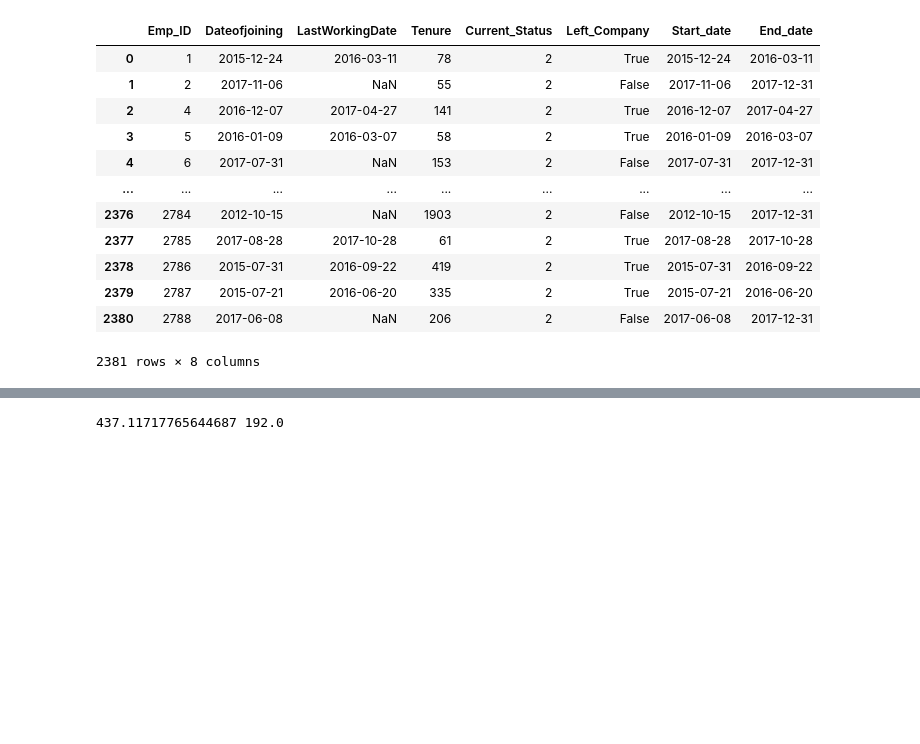
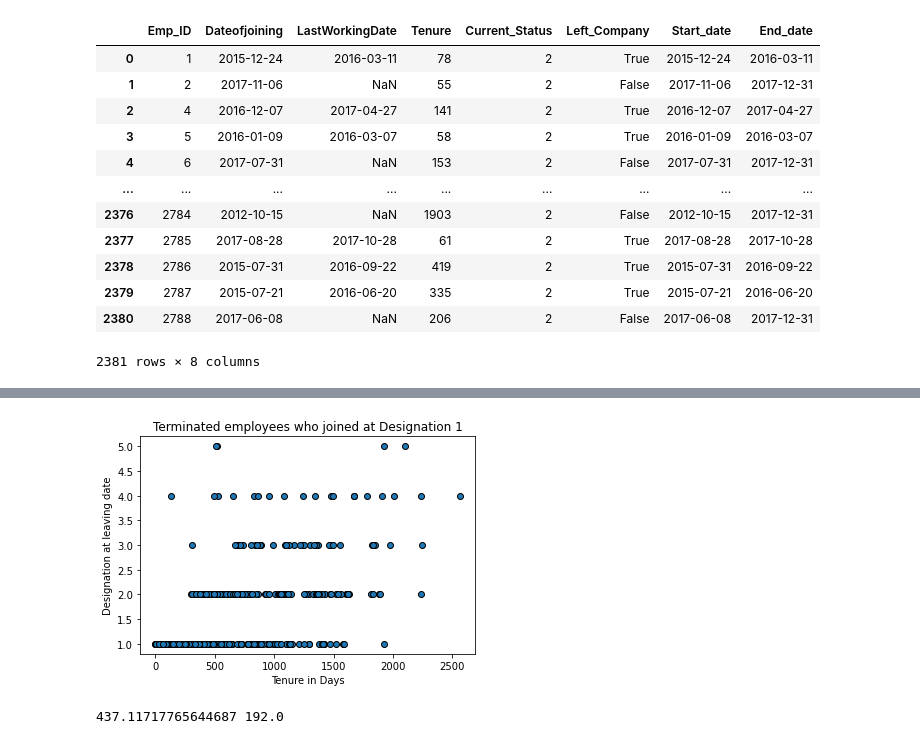
Before and after one commit to shanCH3n/Project1-DAbootcamp-Grp2, a Jupyter notebook: 01_Data/EmployeeAttrition_data_clean.ipynb, the cells around one changed output, grey strips where cells are left out. Saved outputs shown, nothing was run; the diff lists cells and outputs as text; code cells hidden in the pictures; blank space fills up the shorter version.

```diff
--- a/01_Data/EmployeeAttrition_data_clean.ipynb
+++ b/01_Data/EmployeeAttrition_data_clean.ipynb
@@ -241 +348,15 @@ new_df
+# %%
+#  same plot as above, but grouped by terminated status
+x_term = entry_level_df[entry_level_df['Left_Company']==True]['Tenure']
+y_term = entry_level_df[entry_level_df['Left_Company']==True]['Current_Designation']
+plt.scatter(x_term, y_term, marker='o', edgecolors='k')
+plt.xlabel('Tenure in Days')
+plt.ylabel('Designation at leaving date')
+plt.title('Terminated employees who joined at Designation 1')
+plt.show()
+# is it more heavily weighted at the lower designations
+# less linear - earlier promotions (level 4)
+# need to calculate correaltion for all
+# %% [output]
+[figure, added]
 # %%
```
Also changed, not shown: parts of 21 cells of this notebook.
